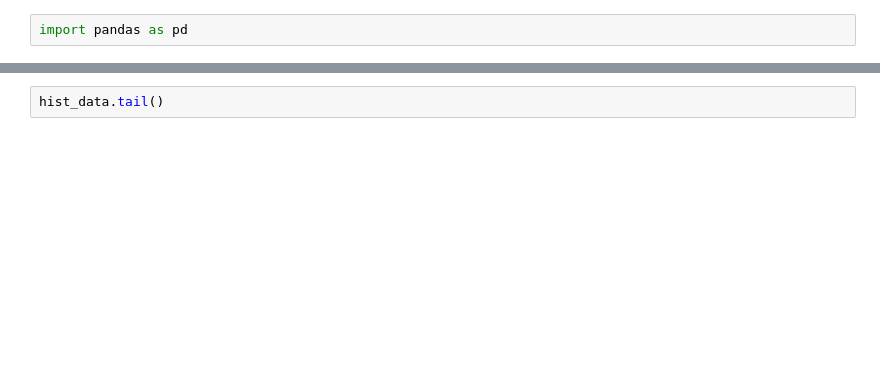
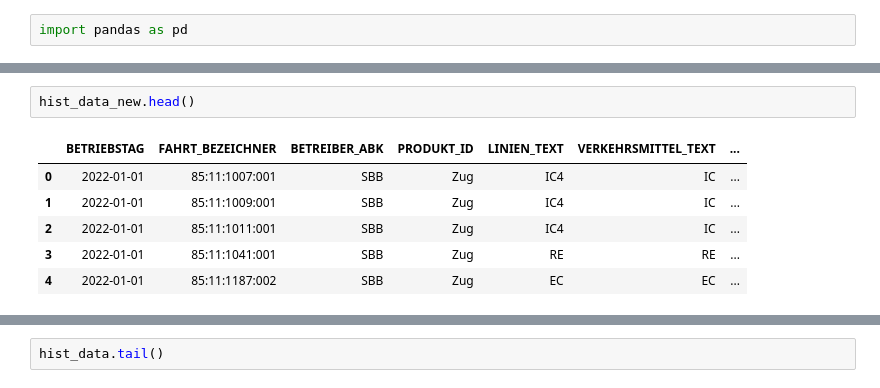
Before and after one commit to CIP-FS25-106/CIP_FS25_106, a Jupyter notebook: notebooks/historical_data.ipynb, the cells around one changed output, grey strips where cells are left out. Cells and saved outputs as stored; diff of their text form; blank space fills up the shorter version.

```diff
--- a/notebooks/historical_data.ipynb
+++ b/notebooks/historical_data.ipynb
@@ -25,0 +15,9 @@ hist_data[100:150]
+# %%
+hist_data_new.head()
+# %% [output]
+|  | BETRIEBSTAG | FAHRT_BEZEICHNER | BETREIBER_ABK | PRODUKT_ID | LINIEN_TEXT | VERKEHRSMITTEL_TEXT | ... |
+| 0 | 2022-01-01 | 85:11:1007:001 | SBB | Zug | IC4 | IC | ... |
+| 1 | 2022-01-01 | 85:11:1009:001 | SBB | Zug | IC4 | IC | ... |
+| 2 | 2022-01-01 | 85:11:1011:001 | SBB | Zug | IC4 | IC | ... |
+| 3 | 2022-01-01 | 85:11:1041:001 | SBB | Zug | RE | RE | ... |
+| 4 | 2022-01-01 | 85:11:1187:002 | SBB | Zug | EC | EC | ... |
```
Also changed, not shown: parts of 13 cells of this notebook, 24 other files.
